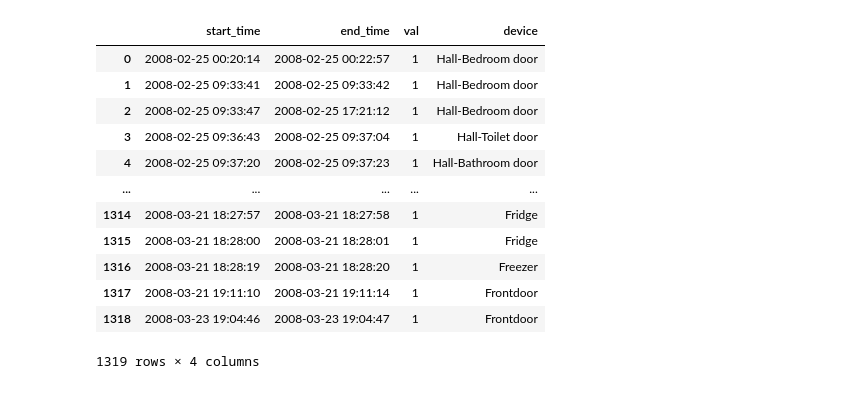
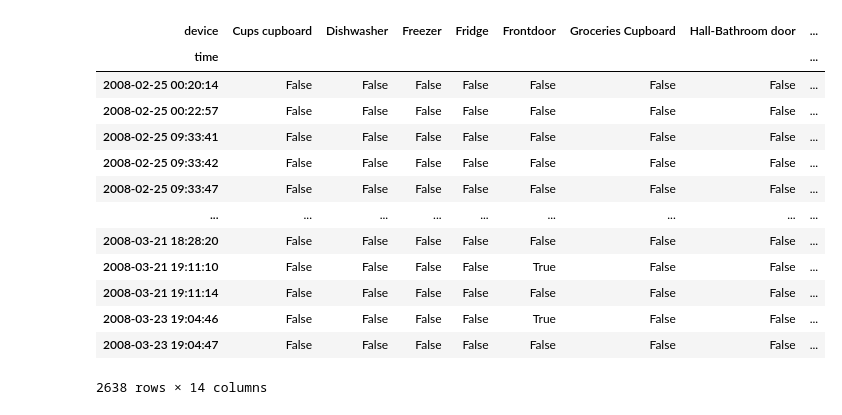
Before and after one commit to tcsvn/pyadlml, a Jupyter notebook: notebooks/kasteren.ipynb, the cells around one changed output. Saved outputs shown, nothing was run; the diff lists cells and outputs as text; code cells hidden in the pictures.

```diff
--- a/notebooks/kasteren.ipynb
+++ b/notebooks/kasteren.ipynb
@@ -29,16 +31,18 @@ data.df_activities
-# %%
-data.df_devices
-# %% [output]
-|  | start_time | end_time | val | device |
-| 0 | 2008-02-25 00:20:14 | 2008-02-25 00:22:57 | 1 | Hall-Bedroom door |
-| 1 | 2008-02-25 09:33:41 | 2008-02-25 09:33:42 | 1 | Hall-Bedroom door |
-| 2 | 2008-02-25 09:33:47 | 2008-02-25 17:21:12 | 1 | Hall-Bedroom door |
-| 3 | 2008-02-25 09:36:43 | 2008-02-25 09:37:04 | 1 | Hall-Toilet door |
-| 4 | 2008-02-25 09:37:20 | 2008-02-25 09:37:23 | 1 | Hall-Bathroom door |
-| ... | ... | ... | ... | ... |
-| 1314 | 2008-03-21 18:27:57 | 2008-03-21 18:27:58 | 1 | Fridge |
-| 1315 | 2008-03-21 18:28:00 | 2008-03-21 18:28:01 | 1 | Fridge |
-| 1316 | 2008-03-21 18:28:19 | 2008-03-21 18:28:20 | 1 | Freezer |
-| 1317 | 2008-03-21 19:11:10 | 2008-03-21 19:11:14 | 1 | Frontdoor |
-| 1318 | 2008-03-23 19:04:46 | 2008-03-23 19:04:47 | 1 | Frontdoor |
-1319 rows × 4 columns
+# %%
+dev = data.df_devices
+dev
+# %% [output]
+| device | Cups cupboard | Dishwasher | Freezer | Fridge | Frontdoor | Groceries Cupboard | Hall-Bathroom door | ... |
+| time |  |  |  |  |  |  |  | ... |
+| 2008-02-25 00:20:14 | False | False | False | False | False | False | False | ... |
+| 2008-02-25 00:22:57 | False | False | False | False | False | False | False | ... |
+| 2008-02-25 09:33:41 | False | False | False | False | False | False | False | ... |
+| 2008-02-25 09:33:42 | False | False | False | False | False | False | False | ... |
+| 2008-02-25 09:33:47 | False | False | False | False | False | False | False | ... |
+| ... | ... | ... | ... | ... | ... | ... | ... | ... |
+| 2008-03-21 18:28:20 | False | False | False | False | False | False | False | ... |
+| 2008-03-21 19:11:10 | False | False | False | False | True | False | False | ... |
+| 2008-03-21 19:11:14 | False | False | False | False | False | False | False | ... |
+| 2008-03-23 19:04:46 | False | False | False | False | True | False | False | ... |
+| 2008-03-23 19:04:47 | False | False | False | False | False | False | False | ... |
+2638 rows × 14 columns
```
Also changed, not shown: parts of 5 cells of this notebook, 6 other files.
